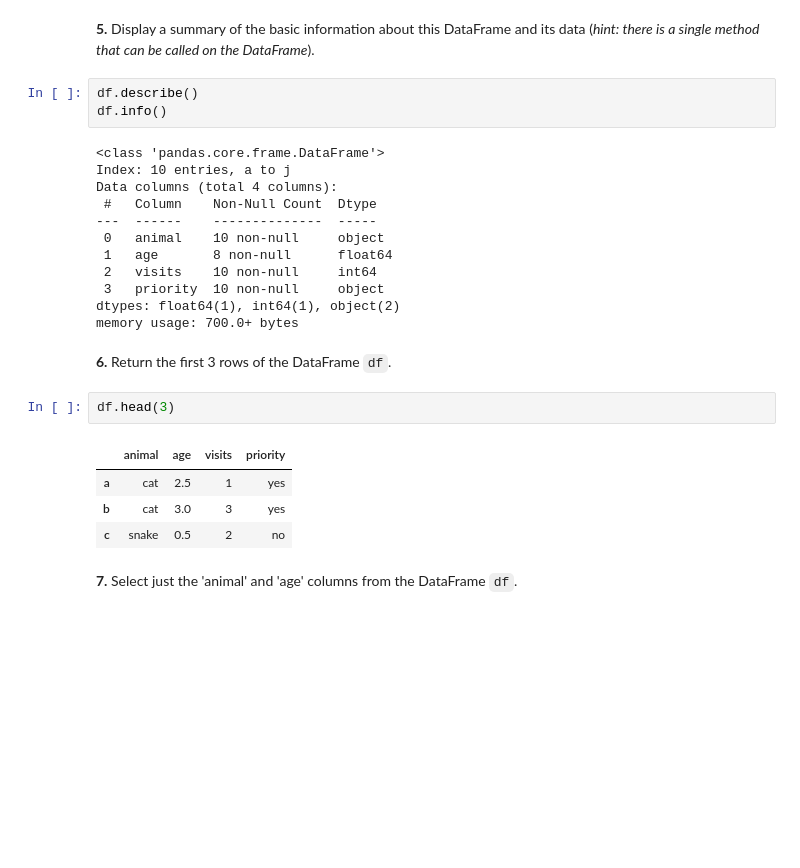
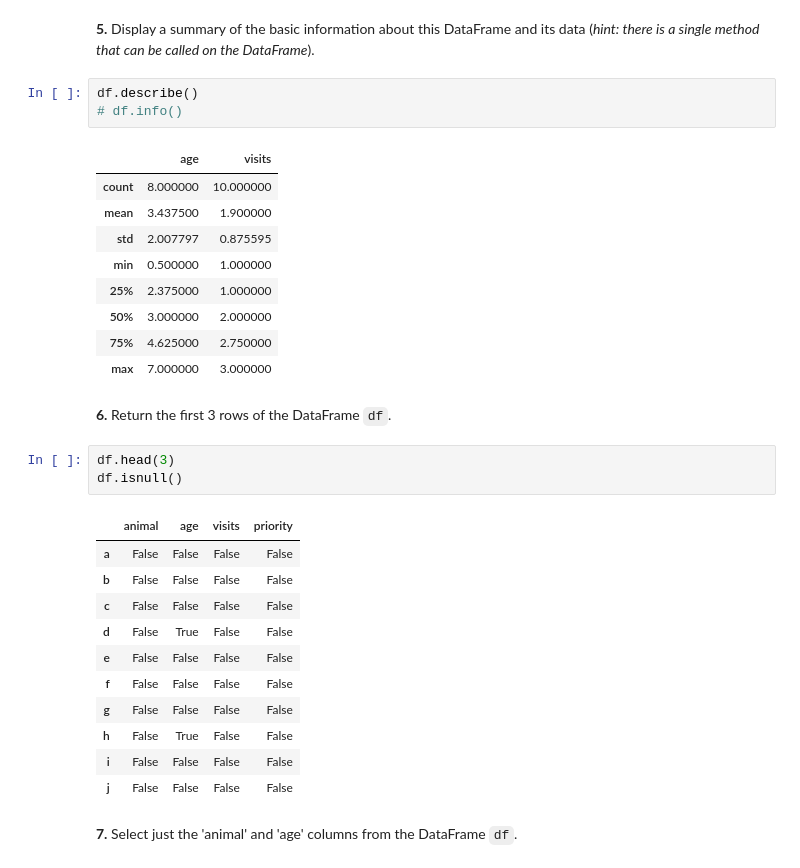
Before and after one commit to nyabingenorv/100-pandas-puzzles, a Jupyter notebook: 100-pandas-puzzles.ipynb, the cells around one changed output. Cells and saved outputs as stored; diff of their text form; blank space fills up the shorter version.

```diff
--- a/100-pandas-puzzles.ipynb
+++ b/100-pandas-puzzles.ipynb
@@ -110,28 +92,34 @@ df
 **5.** Display a summary of the basic information about this DataFrame and its data (*hint: there is a single method that can be called on the DataFrame*).
 # %%
 df.describe()
-df.info()
+# df.info()
 # %% [output]
-<class 'pandas.core.frame.DataFrame'>
-Index: 10 entries, a to j
-Data columns (total 4 columns):
- #   Column    Non-Null Count  Dtype
----  ------    --------------  -----
- 0   animal    10 non-null     object
- 1   age       8 non-null      float64
- 2   visits    10 non-null     int64
- 3   priority  10 non-null     object
-dtypes: float64(1), int64(1), object(2)
-memory usage: 700.0+ bytes
+|  | age | visits |
+| count | 8.000000 | 10.000000 |
+| mean | 3.437500 | 1.900000 |
+| std | 2.007797 | 0.875595 |
+| min | 0.500000 | 1.000000 |
+| 25% | 2.375000 | 1.000000 |
+| 50% | 3.000000 | 2.000000 |
+| 75% | 4.625000 | 2.750000 |
+| max | 7.000000 | 3.000000 |
 # %% [markdown]
 **6.** Return the first 3 rows of the DataFrame `df`.
 # %%
 df.head(3)
+df.isnull()
 # %% [output]
 |  | animal | age | visits | priority |
-| a | cat | 2.5 | 1 | yes |
-| b | cat | 3.0 | 3 | yes |
-| c | snake | 0.5 | 2 | no |
+| a | False | False | False | False |
+| b | False | False | False | False |
+| c | False | False | False | False |
+| d | False | True | False | False |
+| e | False | False | False | False |
+| f | False | False | False | False |
+| g | False | False | False | False |
+| h | False | True | False | False |
+| i | False | False | False | False |
+| j | False | False | False | False |
 # %% [markdown]
 **7.** Select just the 'animal' and 'age' columns from the DataFrame `df`.
 # %%
```
Also changed, not shown: parts of 3 cells of this notebook.
